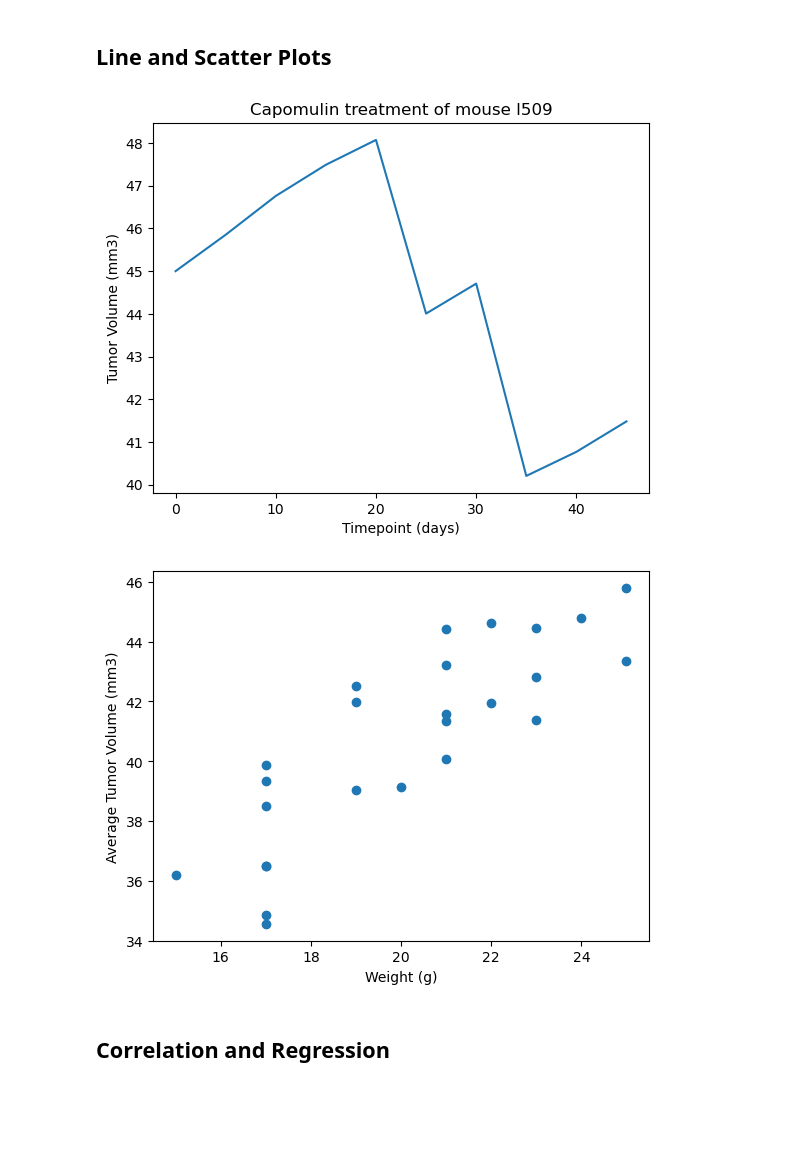
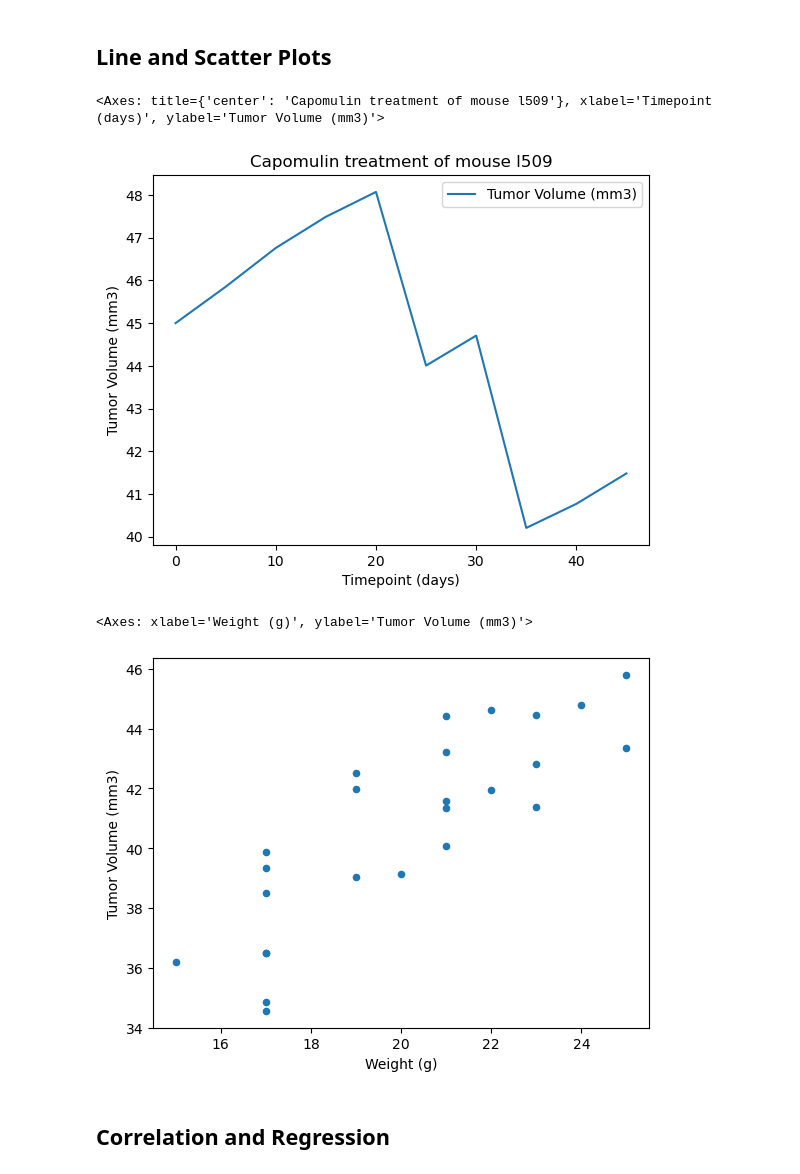
Before and after one commit to chautranln/data_visualization, a Jupyter notebook: Pymaceuticals/pymaceuticals_starter.ipynb, the cells around one changed output. Drawn from its saved outputs; the diff is of its cells as text; code cells hidden in the pictures; blank space fills up the shorter version.

```diff
--- a/Pymaceuticals/pymaceuticals_starter.ipynb
+++ b/Pymaceuticals/pymaceuticals_starter.ipynb
@@ -199,11 +269,26 @@ Ceftamin's potential outliers: Series([], Name: Tumor Volume (mm3), dtype: float
 ## Line and Scatter Plots
 # %%
 # Generate a line plot of tumor volume vs. time point for a single mouse treated with Capomulin
+capomulin_df = clean_df.loc[(clean_df["Drug Regimen"] == "Capomulin") & (clean_df["Mouse ID"] == "l509")]
+#capomulin_df
+reduced_capomulin = capomulin_df[["Timepoint", "Tumor Volume (mm3)"]]
+reduced_capomulin = reduced_capomulin.set_index("Timepoint")
+
+reduced_capomulin.plot.line(title = "Capomulin treatment of mouse l509",
+                            xlabel = "Timepoint (days)",
+                            ylabel = "Tumor Volume (mm3)")
 # %% [output]
+<Axes: title={'center': 'Capomulin treatment of mouse l509'}, xlabel='Timepoint (days)', ylabel='Tumor Volume (mm3)'>
-[figure, old version]
+[figure, new version]
 # %%
 # Generate a scatter plot of mouse weight vs. the average observed tumor volume for the entire Capomulin regimen
+all_capomulin = clean_df.loc[(clean_df["Drug Regimen"] == "Capomulin")]
+#all_capomulin
+avg_capomulin = all_capomulin.groupby("Mouse ID")[["Weight (g)", "Tumor Volume (mm3)"]].mean()
+#avg_capomulin
+avg_capomulin.plot(kind="scatter", x="Weight (g)", y="Tumor Volume (mm3)")
 # %% [output]
+<Axes: xlabel='Weight (g)', ylabel='Tumor Volume (mm3)'>
-[figure, old version]
+[figure, new version]
 # %% [markdown]
 ## Correlation and Regression
```
Also changed, not shown: parts of 12 cells of this notebook.
